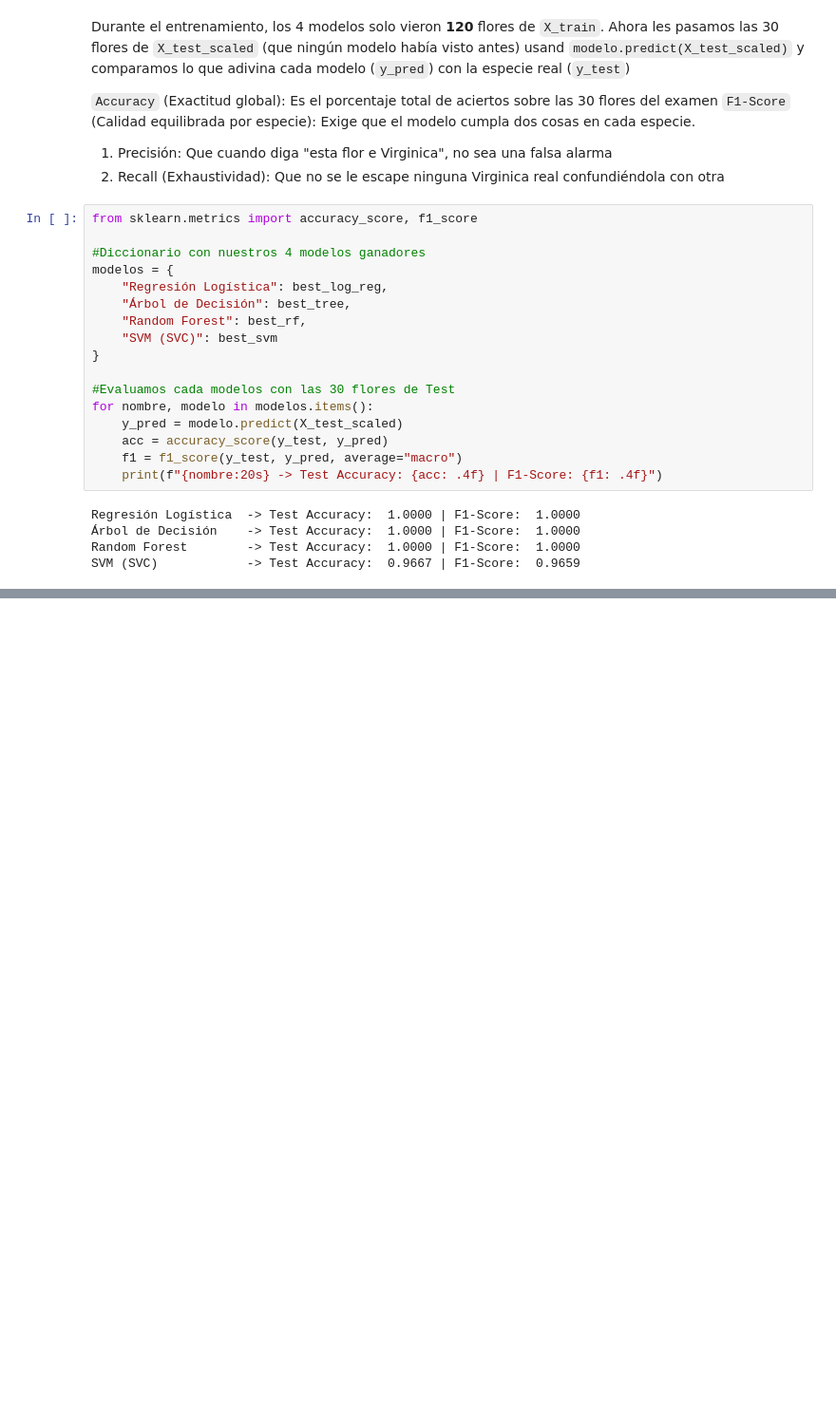
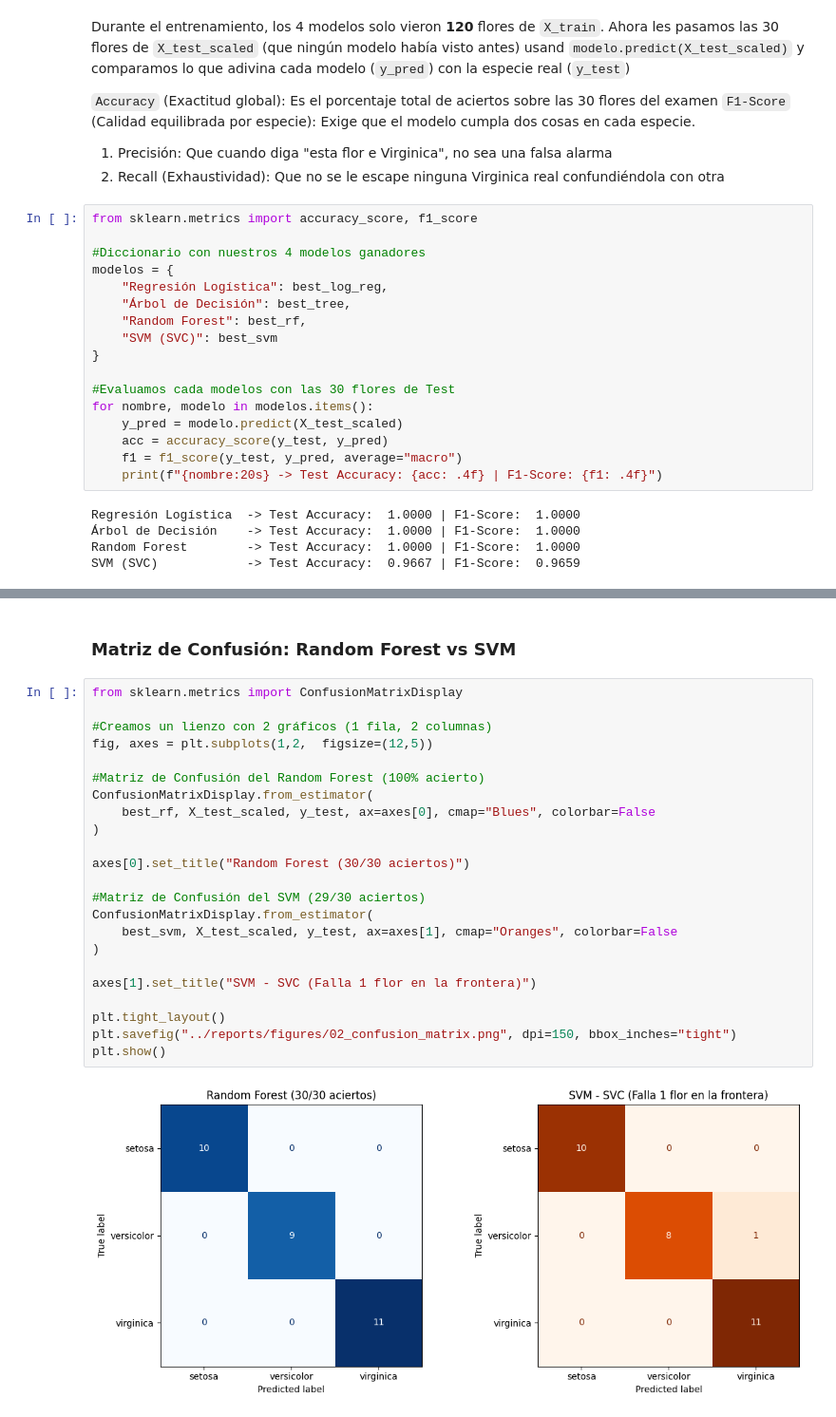
Before and after one commit to AlejandroCuntin/data-science, a Jupyter notebook: 02-iris-clasificación/notebooks/01-iris.ipynb, the cells around one changed output, grey strips where cells are left out. Shown at 95% size. Saved outputs shown, nothing was run; the diff lists cells and outputs as text; blank space fills up the shorter version.

```diff
--- a/02-iris-clasificación/notebooks/01-iris.ipynb
+++ b/02-iris-clasificación/notebooks/01-iris.ipynb
@@ -409,0 +418,27 @@ SVM (SVC)            -> Test Accuracy:  0.9667 | F1-Score:  0.9659
+# %% [markdown]
+### Matriz de Confusión: Random Forest vs SVM
+# %%
+from sklearn.metrics import ConfusionMatrixDisplay
+
+#Creamos un lienzo con 2 gráficos (1 fila, 2 columnas)
+fig, axes = plt.subplots(1,2,  figsize=(12,5))
+
+#Matriz de Confusión del Random Forest (100% acierto)
+ConfusionMatrixDisplay.from_estimator(
+    best_rf, X_test_scaled, y_test, ax=axes[0], cmap="Blues", colorbar=False
+)
+
+axes[0].set_title("Random Forest (30/30 aciertos)")
+
+#Matriz de Confusión del SVM (29/30 aciertos)
+ConfusionMatrixDisplay.from_estimator(
+    best_svm, X_test_scaled, y_test, ax=axes[1], cmap="Oranges", colorbar=False
+)
+
+axes[1].set_title("SVM - SVC (Falla 1 flor en la frontera)")
+
+plt.tight_layout()
+plt.savefig("../reports/figures/02_confusion_matrix.png", dpi=150, bbox_inches="tight")
+plt.show()
+# %% [output]
+[figure, added]
```
Also changed, not shown: parts of 5 cells of this notebook, 5 other files.
